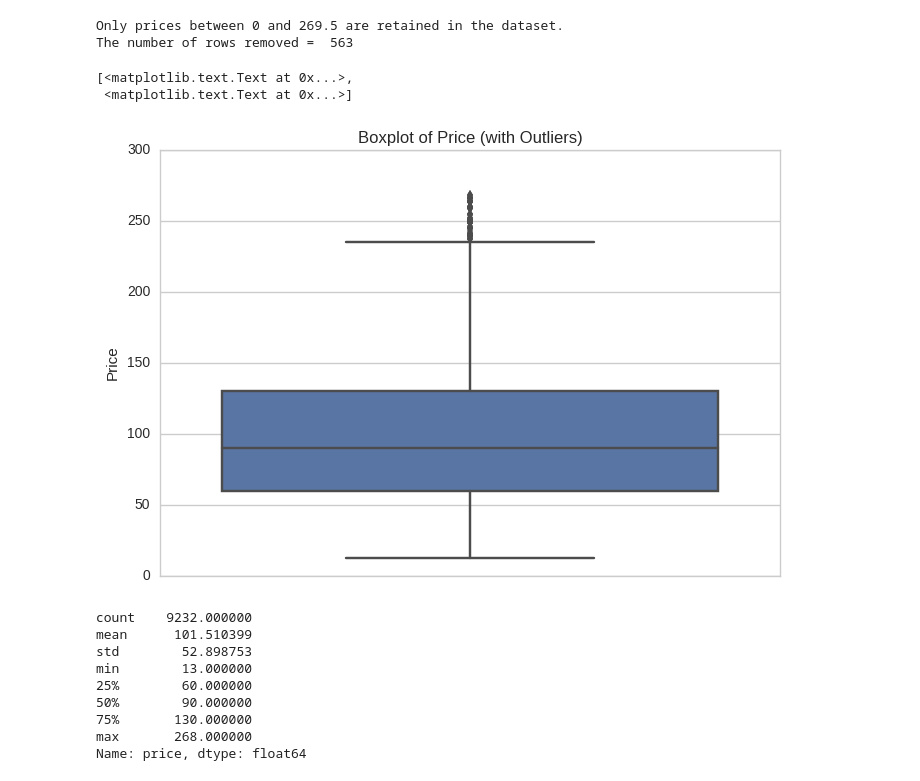
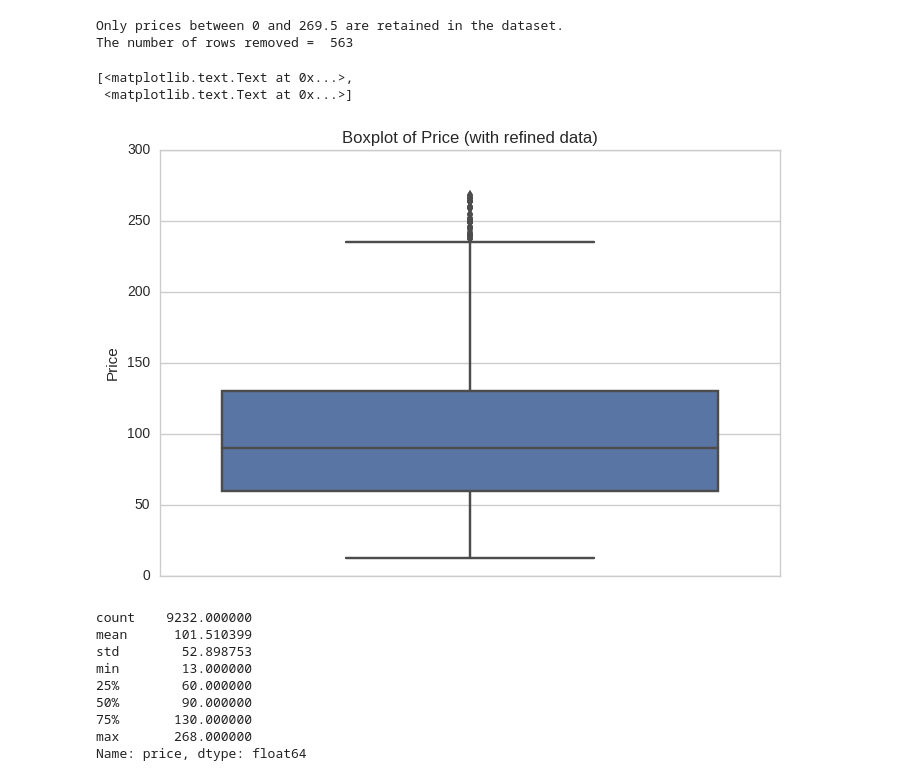
Before and after one commit to HareeshBahuleyan/airbnb-analysis, a Jupyter notebook: 4_data_exploration.ipynb, the cells around one changed output. Saved outputs shown, nothing was run; the diff lists cells and outputs as text; code cells hidden in the pictures.

```diff
--- a/4_data_exploration.ipynb
+++ b/4_data_exploration.ipynb
@@ -87,11 +87,11 @@ Only prices between 0 and 269.5 are retained in the dataset.
 The number of rows removed =  563
 # %%
 ax = sns.boxplot(y = df['price'])
-ax.set(ylabel='Price', title = 'Boxplot of Price (with Outliers)')
+ax.set(ylabel='Price', title = 'Boxplot of Price (with refined data)')
 # %% [output]
 [<matplotlib.text.Text at 0x...>,
  <matplotlib.text.Text at 0x...>]
-[figure, old version]
+[figure, new version]
 # %%
 # Some descriptive statistics of the price column after removing outliers
 print df.price.describe()
```
Also changed, not shown: parts of 21 cells of this notebook, 7 other files.
